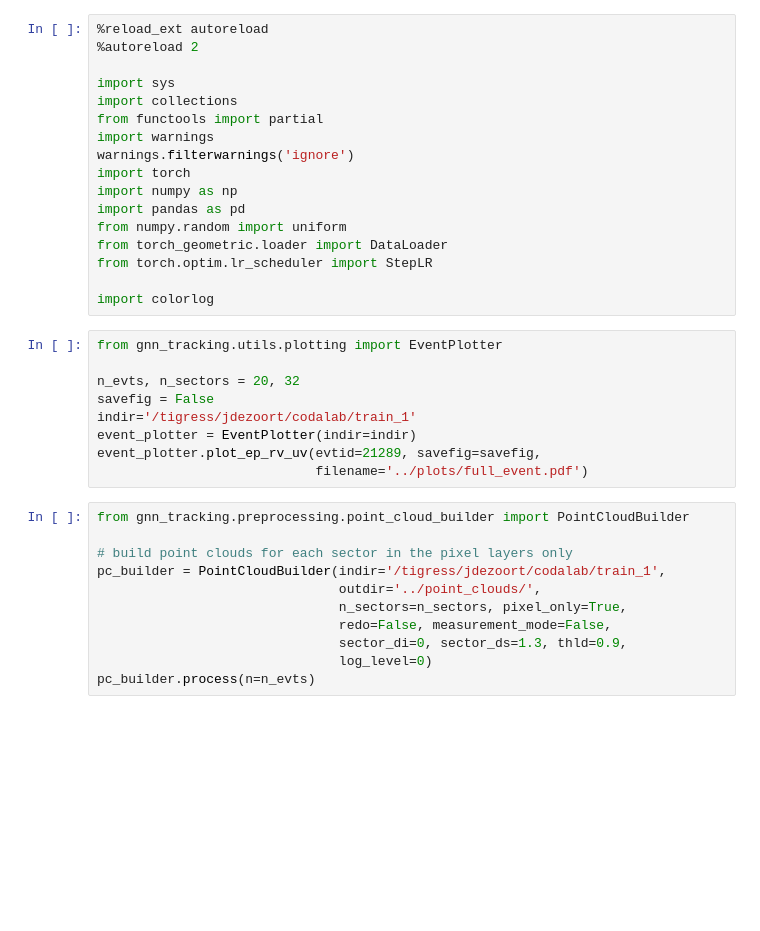
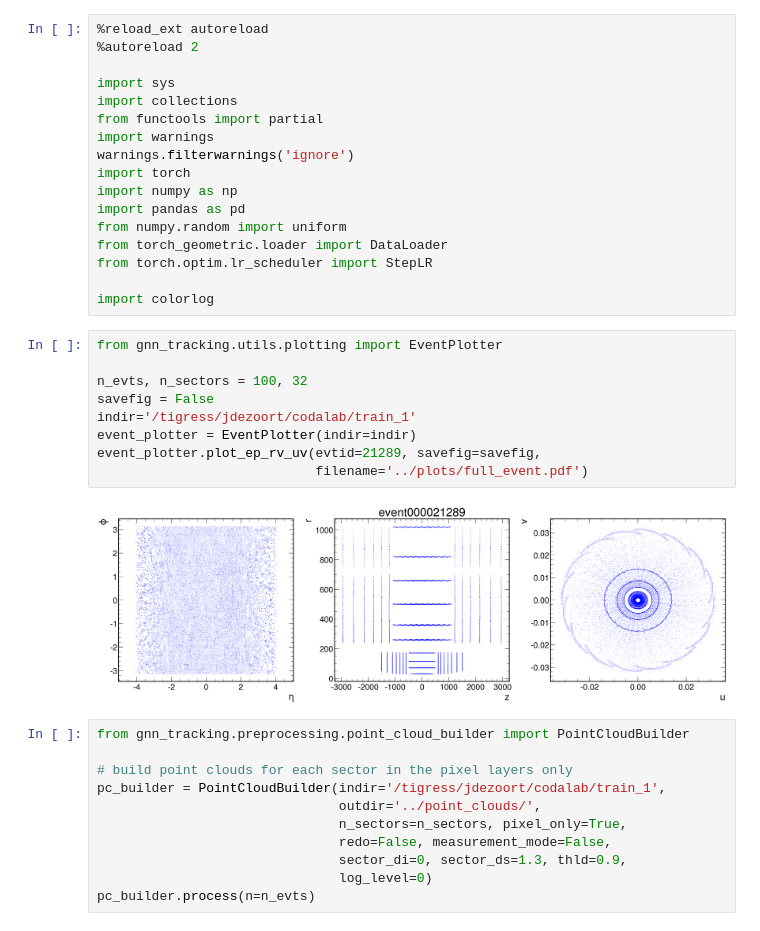
Before and after one commit to gnn-tracking/gnn_tracking, a Jupyter notebook: notebooks/working_example.ipynb, the cells around one changed output. Cells and saved outputs as stored; diff of their text form; blank space fills up the shorter version.

```diff
--- a/notebooks/working_example.ipynb
+++ b/notebooks/working_example.ipynb
@@ -18,12 +18,14 @@ import colorlog
 # %%
 from gnn_tracking.utils.plotting import EventPlotter
 
-n_evts, n_sectors = 20, 32
+n_evts, n_sectors = 100, 32
 savefig = False
 indir='/tigress/jdezoort/codalab/train_1'
 event_plotter = EventPlotter(indir=indir)
 event_plotter.plot_ep_rv_uv(evtid=21289, savefig=savefig,
                             filename='../plots/full_event.pdf')
+# %% [output]
+[figure, added]
 # %%
 from gnn_tracking.preprocessing.point_cloud_builder import PointCloudBuilder
 
```
Also changed, not shown: parts of 3 cells of this notebook.
